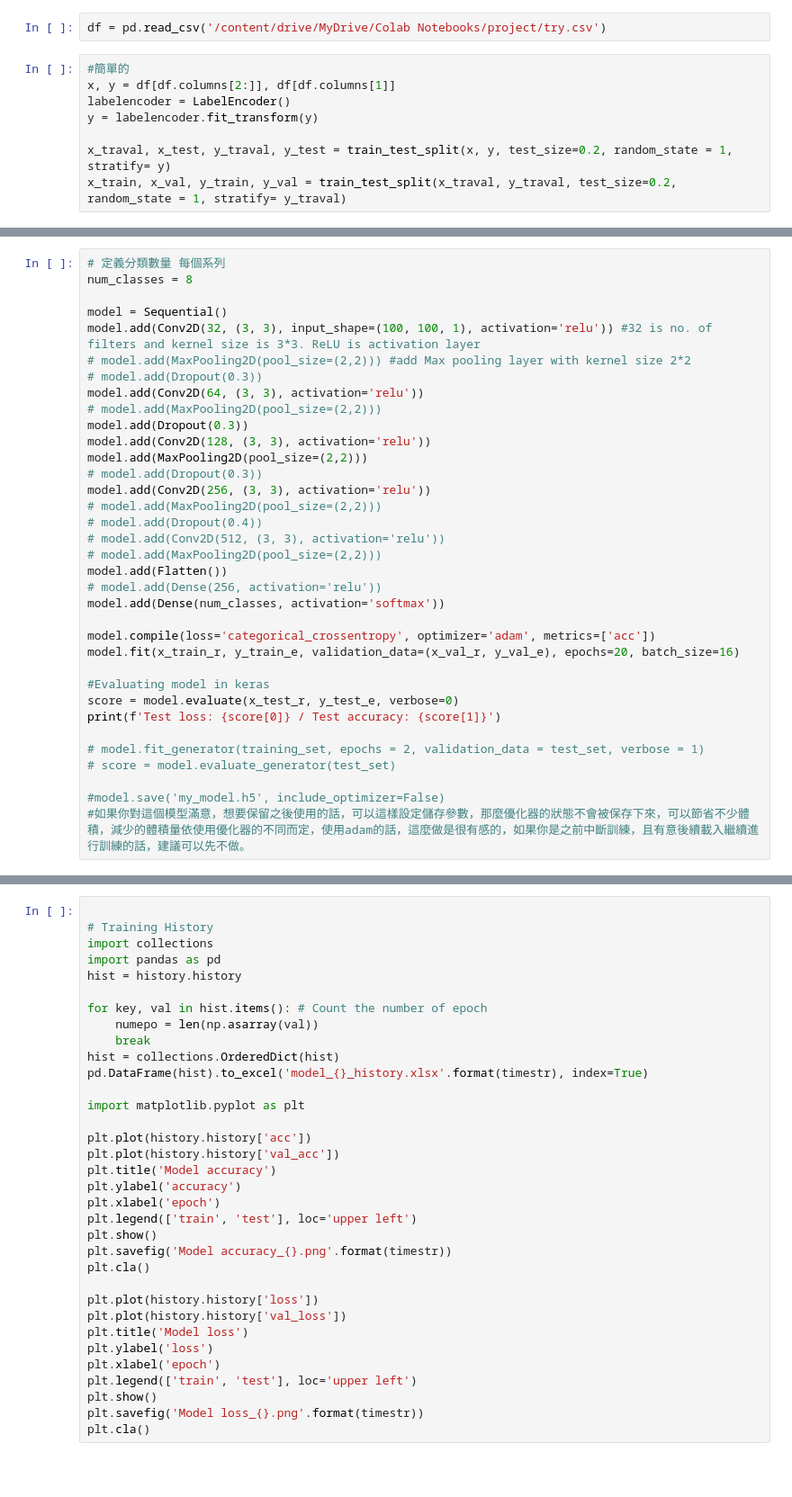
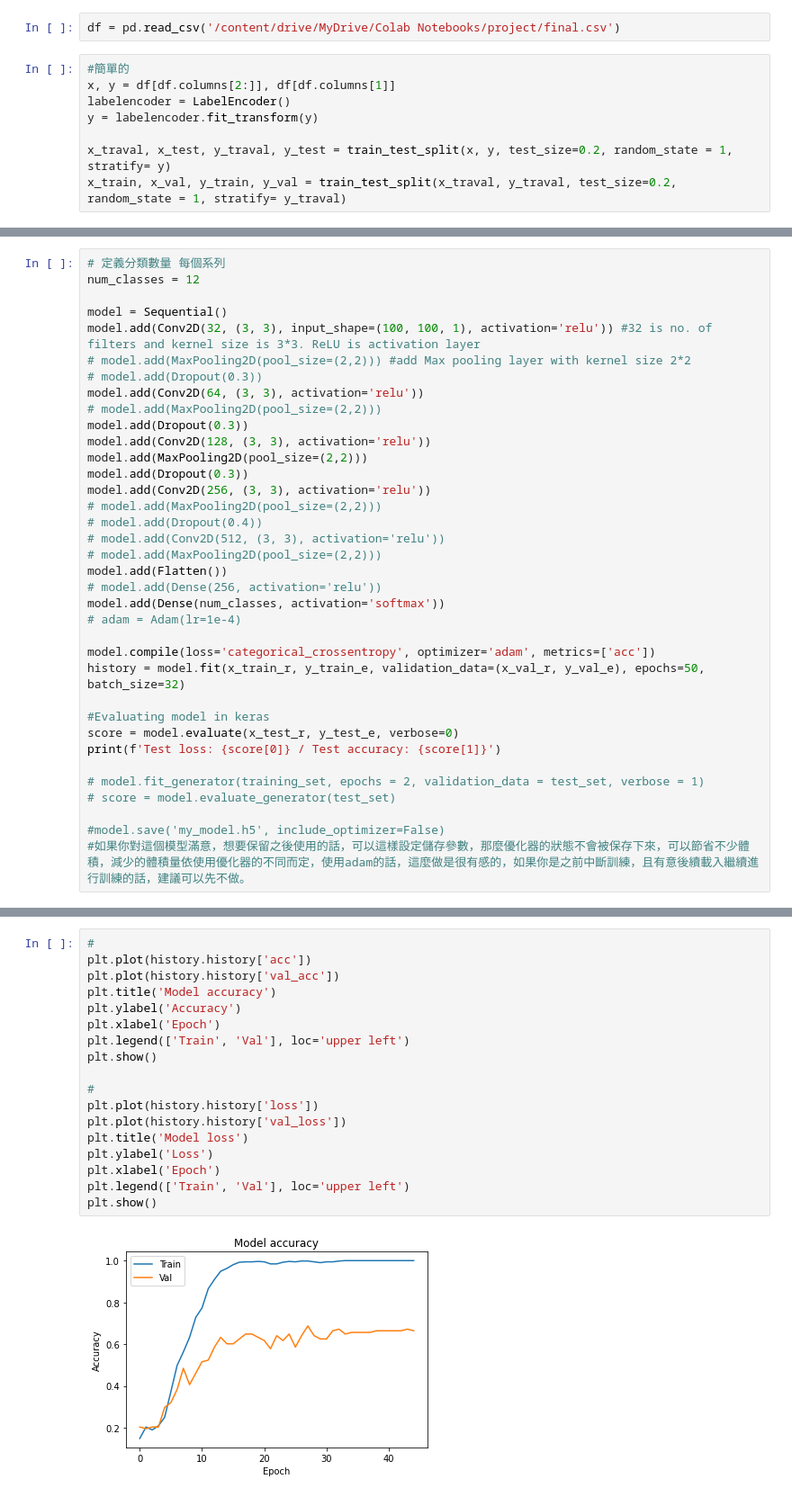
Before and after one commit to IamLesleyLin/colourme, a Jupyter notebook: imgcrawling/CNN.ipynb, the cells around one changed output, grey strips where cells are left out. Shown at 90% size. Saved outputs shown, nothing was run; the diff lists cells and outputs as text; blank space fills up the shorter version.

```diff
--- a/imgcrawling/CNN.ipynb
+++ b/imgcrawling/CNN.ipynb
@@ -20,5 +18,5 @@ from sklearn.preprocessing import LabelEncoder , OneHotEncoder
 # %%
-df = pd.read_csv('/content/drive/MyDrive/Colab Notebooks/project/try.csv')
+df = pd.read_csv('/content/drive/MyDrive/Colab Notebooks/project/final.csv')
 # %%
 #簡單的
 x, y = df[df.columns[2:]], df[df.columns[1]]
@@ -66,6 +49,6 @@ y_val_e = keras.utils.to_categorical(y_val, num_classes=8, dtype='float32')
 # %%
 # 定義分類數量 每個系列
-num_classes = 8
+num_classes = 12
 
 model = Sequential()
 model.add(Conv2D(32, (3, 3), input_shape=(100, 100, 1), activation='relu')) #32 is no. of filters and kernel size is 3*3. ReLU is activation layer
@@ -76,7 +59,7 @@ model.add(Conv2D(64, (3, 3), activation='relu'))
 model.add(Dropout(0.3))
 model.add(Conv2D(128, (3, 3), activation='relu'))
 model.add(MaxPooling2D(pool_size=(2,2)))
-# model.add(Dropout(0.3))
+model.add(Dropout(0.3))
 model.add(Conv2D(256, (3, 3), activation='relu'))
 # model.add(MaxPooling2D(pool_size=(2,2)))
 # model.add(Dropout(0.4))
@@ -85,9 +68,10 @@ model.add(Conv2D(256, (3, 3), activation='relu'))
 model.add(Flatten())
 # model.add(Dense(256, activation='relu'))
 model.add(Dense(num_classes, activation='softmax'))
+# adam = Adam(lr=1e-4)
 
 model.compile(loss='categorical_crossentropy', optimizer='adam', metrics=['acc'])
-model.fit(x_train_r, y_train_e, validation_data=(x_val_r, y_val_e), epochs=20, batch_size=16)
+history = model.fit(x_train_r, y_train_e, validation_data=(x_val_r, y_val_e), epochs=50, batch_size=32)
 
 #Evaluating model in keras
 score = model.evaluate(x_test_r, y_test_e, verbose=0)
@@ -176,34 +115,20 @@ plot_model(model, to_file='model_{}.png'.format(timestr),show_shapes=True, show_
 # %%
-
-# Training History
-import collections
-import pandas as pd
-hist = history.history
-
-for key, val in hist.items(): # Count the number of epoch
-    numepo = len(np.asarray(val))
-    break
-hist = collections.OrderedDict(hist)
-pd.DataFrame(hist).to_excel('model_{}_history.xlsx'.format(timestr), index=True)
-
-import matplotlib.pyplot as plt
-
+#
 plt.plot(history.history['acc'])
 plt.plot(history.history['val_acc'])
 plt.title('Model accuracy')
-plt.ylabel('accuracy')
-plt.xlabel('epoch')
-plt.legend(['train', 'test'], loc='upper left')
+plt.ylabel('Accuracy')
+plt.xlabel('Epoch')
+plt.legend(['Train', 'Val'], loc='upper left')
 plt.show()
-plt.savefig('Model accuracy_{}.png'.format(timestr))
-plt.cla()
 
+#
 plt.plot(history.history['loss'])
 plt.plot(history.history['val_loss'])
 plt.title('Model loss')
-plt.ylabel('loss')
-plt.xlabel('epoch')
-plt.legend(['train', 'test'], loc='upper left')
+plt.ylabel('Loss')
+plt.xlabel('Epoch')
+plt.legend(['Train', 'Val'], loc='upper left')
 plt.show()
-plt.savefig('Model loss_{}.png'.format(timestr))
-plt.cla()
+# %% [output]
+[figure, added]
```
Also changed, not shown: parts of 13 cells of this notebook.
